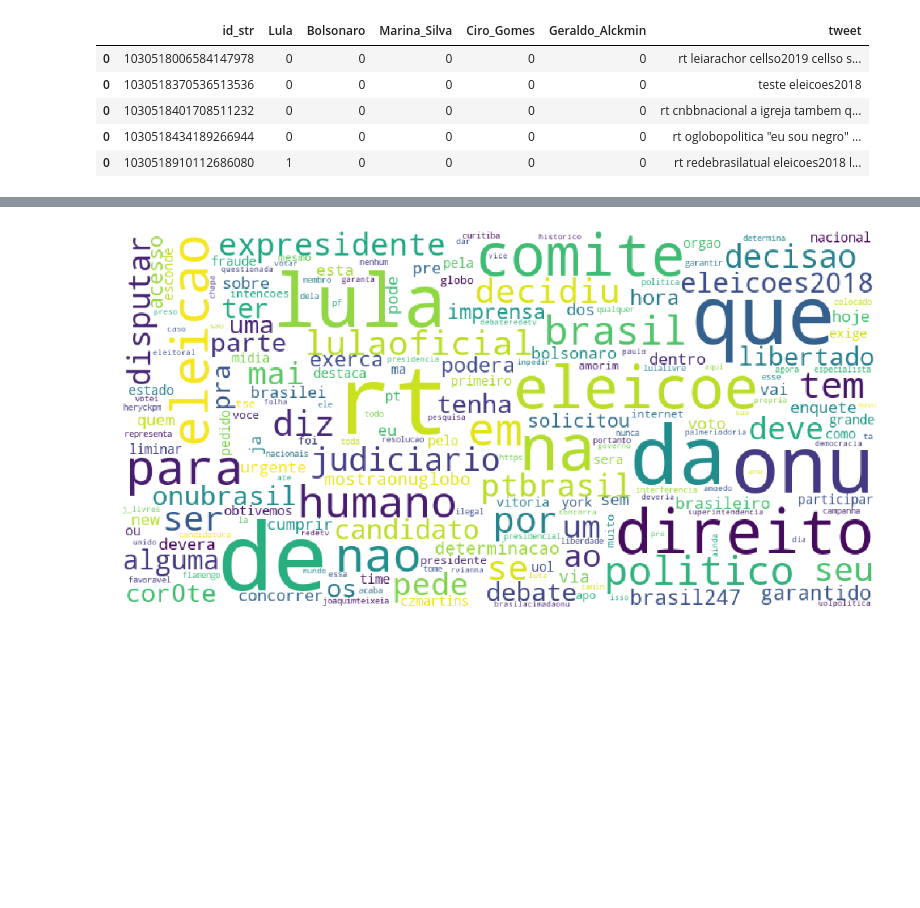
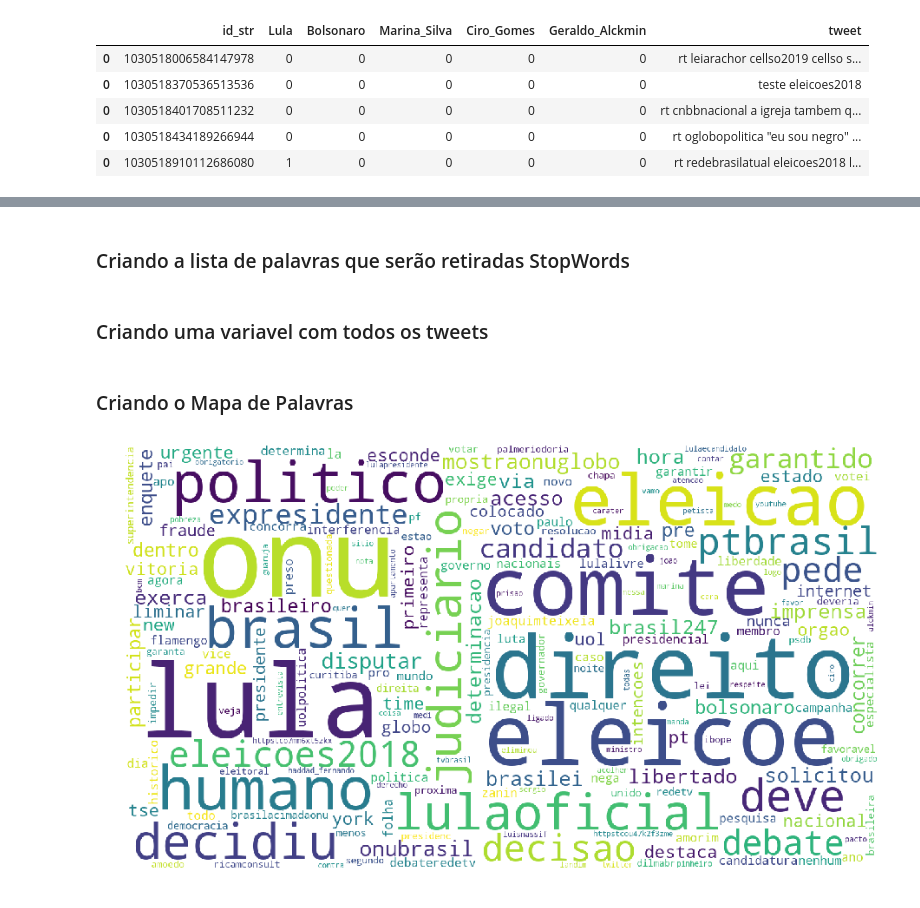
Before and after one commit to renatodalmo/RIWRS_TRABALHO, a Jupyter notebook: RIWRS - Manipulando Dados.ipynb, the cells around one changed output, grey strips where cells are left out. Drawn from its saved outputs; the diff is of its cells as text; code cells hidden in the pictures; blank space fills up the shorter version.

```diff
--- a/RIWRS - Manipulando Dados.ipynb
+++ b/RIWRS - Manipulando Dados.ipynb
@@ -108,8 +108,8 @@ dt_tweets = pd.DataFrame(columns=('id_str', 'created_at', 'user', 'name', 'frien
 ### Inserindo os Tweets e inserindo no Data Frame
 # %%
 i = 0
-#for row in col.find({'created_at':{'$regex':'... Aug.17'}}):
-for row in col.find():
+for row in col.find({'created_at':{'$regex':'... Aug.17'}}):
+#for row in col.find():
     #if i < 10000:
     dt_tweets = dt_tweets.append([{'id_str':row['id_str'],
                                    'created_at':convertDate(row['created_at']),
@@ -273 +256,11 @@ import matplotlib.pyplot as plt
+# %% [markdown]
+### Criando a lista de palavras que serão retiradas StopWords
+# %%
+stop_words = stopwords.words('portuguese')
+stop_words.extend(['rt','devera','pedido','diz','alguma','sera','sobre','ja','ta','ha','obtivemos','ninguem',
+                   'hoje','parte','ate','voce','vai','podera','portanto','algumas','pra','cumprir','http','cor0te',
+                   'pode','sao','nesta','so','czmartins','nao','ter','https','dar','vc','toda','acaba','rvianna',
+                   'j_livres','deixou','heryckpm','voces','ainda','ser','tera'])
+# %% [markdown]
+### Criando uma variavel com todos os tweets
 # %%
@@ -275,14 +267,15 @@ import matplotlib.pyplot as plt
 lista = ''
 for linha in dt_tweets['tweet']:
     lista = lista + ' ' + linha
+# %% [markdown]
+### Criando o Mapa de Palavras
 # %%
-#Criando o objeto WordCLoud#Criando
-wordcloud = WordCloud(max_font_size=100,width = 800, height = 400, background_color='white', collocations=False).generate(lista)
-#print(wordcloud.words_.items())
-#Imprimindo o Grafico Mapa de Palavras
+wordcloud = WordCloud(max_font_size=200,width = 1366, height = 768, stopwords=stop_words,
+                      background_color='white', collocations=False).generate(lista)
+
 plt.figure(figsize=(19,9))
 plt.imshow(wordcloud)
 plt.axis("off")
 plt.show()
 # %% [output]
-[figure, old version]
+[figure, new version]
```
Also changed, not shown: parts of 27 cells of this notebook.
